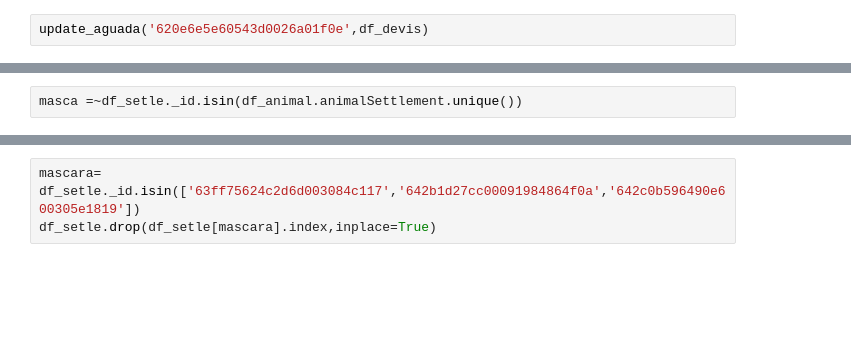
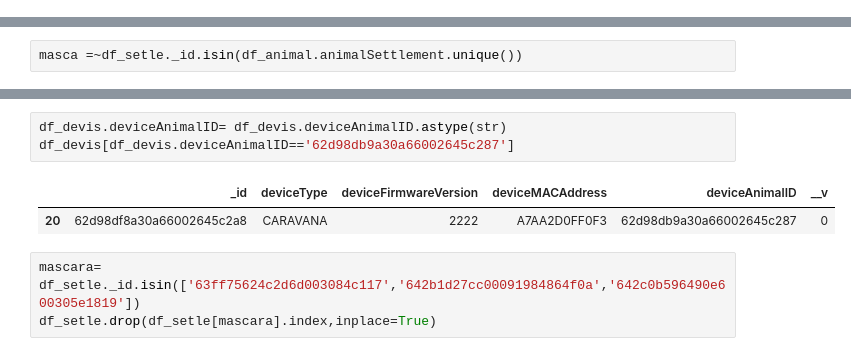
Before and after one commit to Arii95/PF_Henry, a Jupyter notebook: datos_simples_basto.ipynb, the cells around one changed output, grey strips where cells are left out. Drawn from its saved outputs; the diff is of its cells as text; blank space fills up the shorter version.

```diff
--- a/datos_simples_basto.ipynb
+++ b/datos_simples_basto.ipynb
@@ -91,5 +99,3 @@ def update_aguada(setle):
     x= aguadas[aguadas['animalSettlement']==setle]
     agua =data_devise[data_devise.deviceAnimalID.isin(x._id)]
     return agua
-# %%
-update_aguada('620e6e5e60543d0026a01f0e',df_devis)
@@ -134,6 +136,12 @@ df_setle[masca]#estos valores no tienen regitras con animales
 | 6 | 63ff75624c2d6d003084c117 | [6201245070900d002592d7ec] | [] | [{'_id': 63ff75624c2d6d003084c118... | 61.5600 | NaN | NaN | Prueba | 2023-03-01 15:55:14.078 | ... |
 | 7 | 642b1d27cc00091984864f0a | [6201245070900d002592d7ec] | [642b1d27cc00091984864f0d] | [] | 79.9866 |  | 0.0 | prueba macsa | 2023-04-03 18:38:31.434 | ... |
 | 8 | 642c0b596490e600305e1819 | [6201245070900d002592d7ec] | [642c0e4a6490e600305e18eb] | [{'_id': 642c0b596490e600305e181a... | 11.3300 | None | NaN | Test | 2023-04-04 11:34:49.097 | ... |
+# %%
+df_devis.deviceAnimalID= df_devis.deviceAnimalID.astype(str)
+df_devis[df_devis.deviceAnimalID=='62d98db9a30a66002645c287']
+# %% [output]
+|  | _id | deviceType | deviceFirmwareVersion | deviceMACAddress | deviceAnimalID | __v |
+| 20 | 62d98df8a30a66002645c2a8 | CARAVANA | 2222 | A7AA2D0FF0F3 | 62d98db9a30a66002645c287 | 0 |
 # %%
 mascara= df_setle._id.isin(['63ff75624c2d6d003084c117','642b1d27cc00091984864f0a','642c0b596490e600305e1819'])
 df_setle.drop(df_setle[mascara].index,inplace=True)
```
Also changed, not shown: parts of 22 cells of this notebook, 31 other files.
